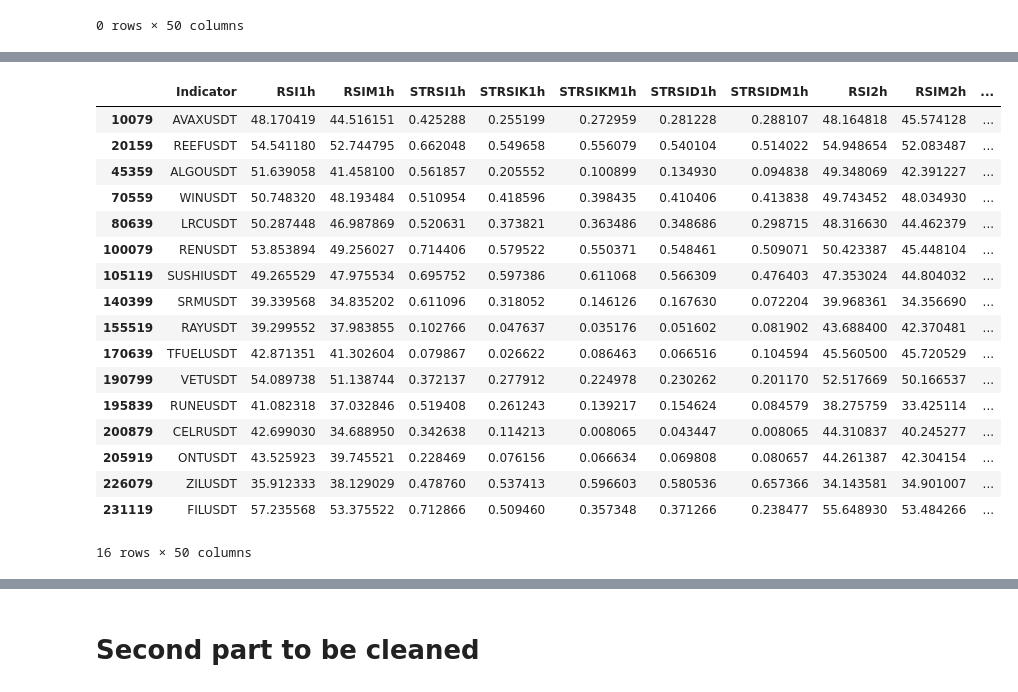
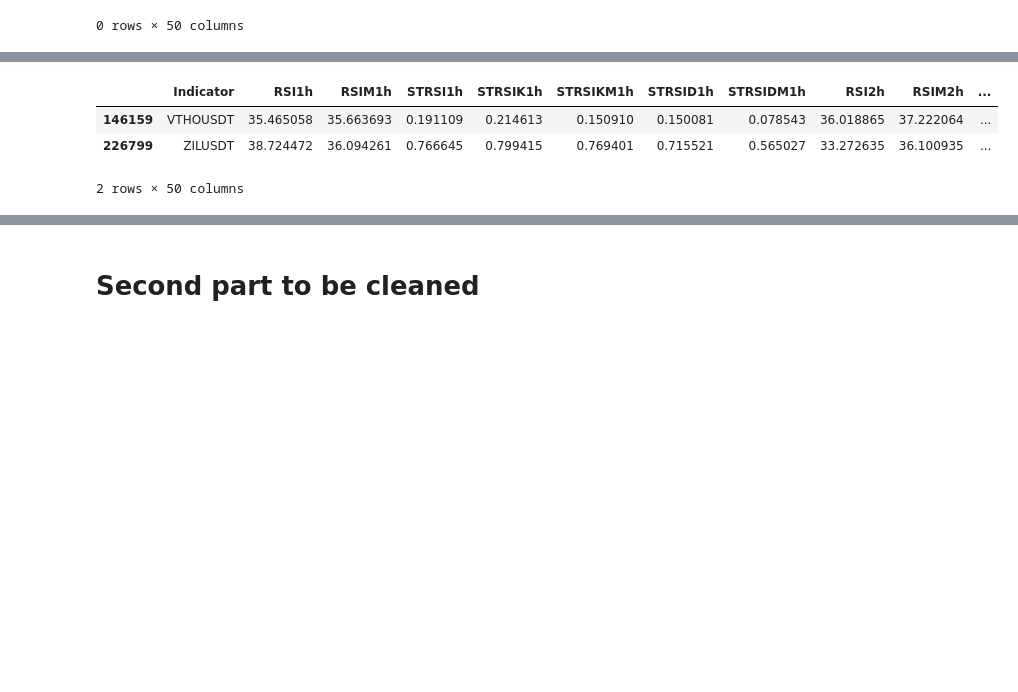
Before and after one commit to hjabbour/ML, a Jupyter notebook: HLST-FIXLIST-Direction-3D1H.ipynb, the cells around one changed output, grey strips where cells are left out. Drawn from its saved outputs; the diff is of its cells as text; code cells hidden in the pictures; blank space fills up the shorter version.

```diff
--- a/HLST-FIXLIST-Direction-3D1H.ipynb
+++ b/HLST-FIXLIST-Direction-3D1H.ipynb
@@ -928,30 +983,16 @@ drop
 # %%
 # 12 up  RSI up under 0.2
 drop = final.loc[(rule12kup & rule12RSIup & (final['STRSIK12h'] < 0.2) )]
-drop = final.loc[((final['STRSIK12h'] < 0.2) )]
+#drop = final.loc[((final['STRSIK12h'] < 0.2) )]
 
 #drop = final.loc[(rule12kdown & rule12RSIup)]
 
 drop
 # %% [output]
 |  | Indicator | RSI1h | RSIM1h | STRSI1h | STRSIK1h | STRSIKM1h | STRSID1h | STRSIDM1h | RSI2h | RSIM2h | ... |
-| 10079 | AVAXUSDT | 48.170419 | 44.516151 | 0.425288 | 0.255199 | 0.272959 | 0.281228 | 0.288107 | 48.164818 | 45.574128 | ... |
-| 20159 | REEFUSDT | 54.541180 | 52.744795 | 0.662048 | 0.549658 | 0.556079 | 0.540104 | 0.514022 | 54.948654 | 52.083487 | ... |
-| 45359 | ALGOUSDT | 51.639058 | 41.458100 | 0.561857 | 0.205552 | 0.100899 | 0.134930 | 0.094838 | 49.348069 | 42.391227 | ... |
-| 70559 | WINUSDT | 50.748320 | 48.193484 | 0.510954 | 0.418596 | 0.398435 | 0.410406 | 0.413838 | 49.743452 | 48.034930 | ... |
-| 80639 | LRCUSDT | 50.287448 | 46.987869 | 0.520631 | 0.373821 | 0.363486 | 0.348686 | 0.298715 | 48.316630 | 44.462379 | ... |
-| 100079 | RENUSDT | 53.853894 | 49.256027 | 0.714406 | 0.579522 | 0.550371 | 0.548461 | 0.509071 | 50.423387 | 45.448104 | ... |
-| 105119 | SUSHIUSDT | 49.265529 | 47.975534 | 0.695752 | 0.597386 | 0.611068 | 0.566309 | 0.476403 | 47.353024 | 44.804032 | ... |
-| 140399 | SRMUSDT | 39.339568 | 34.835202 | 0.611096 | 0.318052 | 0.146126 | 0.167630 | 0.072204 | 39.968361 | 34.356690 | ... |
-| 155519 | RAYUSDT | 39.299552 | 37.983855 | 0.102766 | 0.047637 | 0.035176 | 0.051602 | 0.081902 | 43.688400 | 42.370481 | ... |
-| 170639 | TFUELUSDT | 42.871351 | 41.302604 | 0.079867 | 0.026622 | 0.086463 | 0.066516 | 0.104594 | 45.560500 | 45.720529 | ... |
-| 190799 | VETUSDT | 54.089738 | 51.138744 | 0.372137 | 0.277912 | 0.224978 | 0.230262 | 0.201170 | 52.517669 | 50.166537 | ... |
-| 195839 | RUNEUSDT | 41.082318 | 37.032846 | 0.519408 | 0.261243 | 0.139217 | 0.154624 | 0.084579 | 38.275759 | 33.425114 | ... |
-| 200879 | CELRUSDT | 42.699030 | 34.688950 | 0.342638 | 0.114213 | 0.008065 | 0.043447 | 0.008065 | 44.310837 | 40.245277 | ... |
-| 205919 | ONTUSDT | 43.525923 | 39.745521 | 0.228469 | 0.076156 | 0.066634 | 0.069808 | 0.080657 | 44.261387 | 42.304154 | ... |
-| 226079 | ZILUSDT | 35.912333 | 38.129029 | 0.478760 | 0.537413 | 0.596603 | 0.580536 | 0.657366 | 34.143581 | 34.901007 | ... |
-| 231119 | FILUSDT | 57.235568 | 53.375522 | 0.712866 | 0.509460 | 0.357348 | 0.371266 | 0.238477 | 55.648930 | 53.484266 | ... |
+| 146159 | VTHOUSDT | 35.465058 | 35.663693 | 0.191109 | 0.214613 | 0.150910 | 0.150081 | 0.078543 | 36.018865 | 37.222064 | ... |
+| 226799 | ZILUSDT | 38.724472 | 36.094261 | 0.766645 | 0.799415 | 0.769401 | 0.715521 | 0.565027 | 33.272635 | 36.100935 | ... |
-16 rows × 50 columns
+2 rows × 50 columns
 # %%
 # 8 H down
 drop = final.loc[(rule8kdown & rule8RSIdown)]
```
Also changed, not shown: parts of 47 cells of this notebook, 8 other files.
